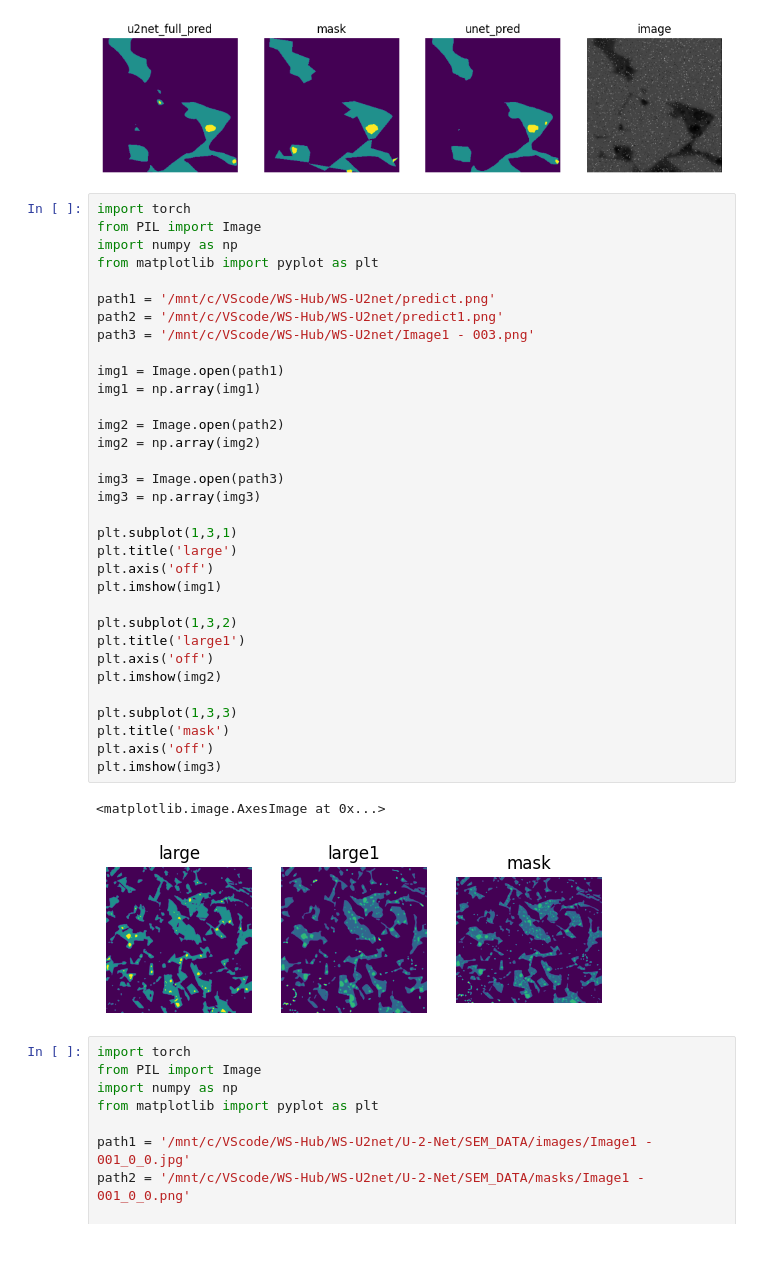
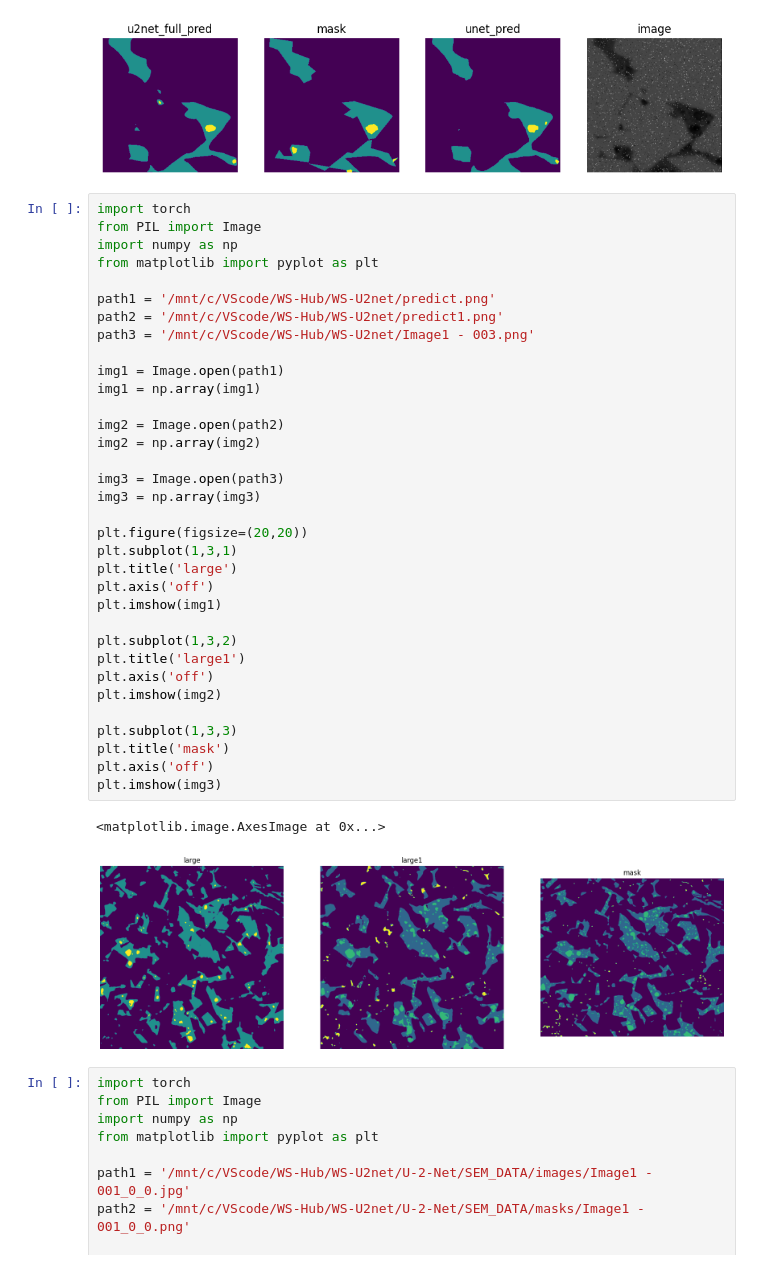
Before and after one commit to Runner-xc/Unet, a Jupyter notebook: jupyter/1.ipynb, the cells around one changed output. Cells and saved outputs as stored; diff of their text form.

```diff
--- a/jupyter/1.ipynb
+++ b/jupyter/1.ipynb
@@ -54,34 +54,35 @@ from matplotlib import pyplot as plt
 
 path1 = '/mnt/c/VScode/WS-Hub/WS-U2net/predict.png'
 path2 = '/mnt/c/VScode/WS-Hub/WS-U2net/predict1.png'
 path3 = '/mnt/c/VScode/WS-Hub/WS-U2net/Image1 - 003.png'
 
 img1 = Image.open(path1)
 img1 = np.array(img1)
 
 img2 = Image.open(path2)
 img2 = np.array(img2)
 
 img3 = Image.open(path3)
 img3 = np.array(img3)
 
+plt.figure(figsize=(20,20))
 plt.subplot(1,3,1)
 plt.title('large')
 plt.axis('off')
 plt.imshow(img1)
 
 plt.subplot(1,3,2)
 plt.title('large1')
 plt.axis('off')
 plt.imshow(img2)
 
 plt.subplot(1,3,3)
 plt.title('mask')
 plt.axis('off')
 plt.imshow(img3)
 # %% [output]
 <matplotlib.image.AxesImage at 0x...>
-[figure, old version]
+[figure, new version]
 # %%
 import torch
 from PIL import Image
```
Also changed, not shown: parts of 2 cells of this notebook, 14 other files.
